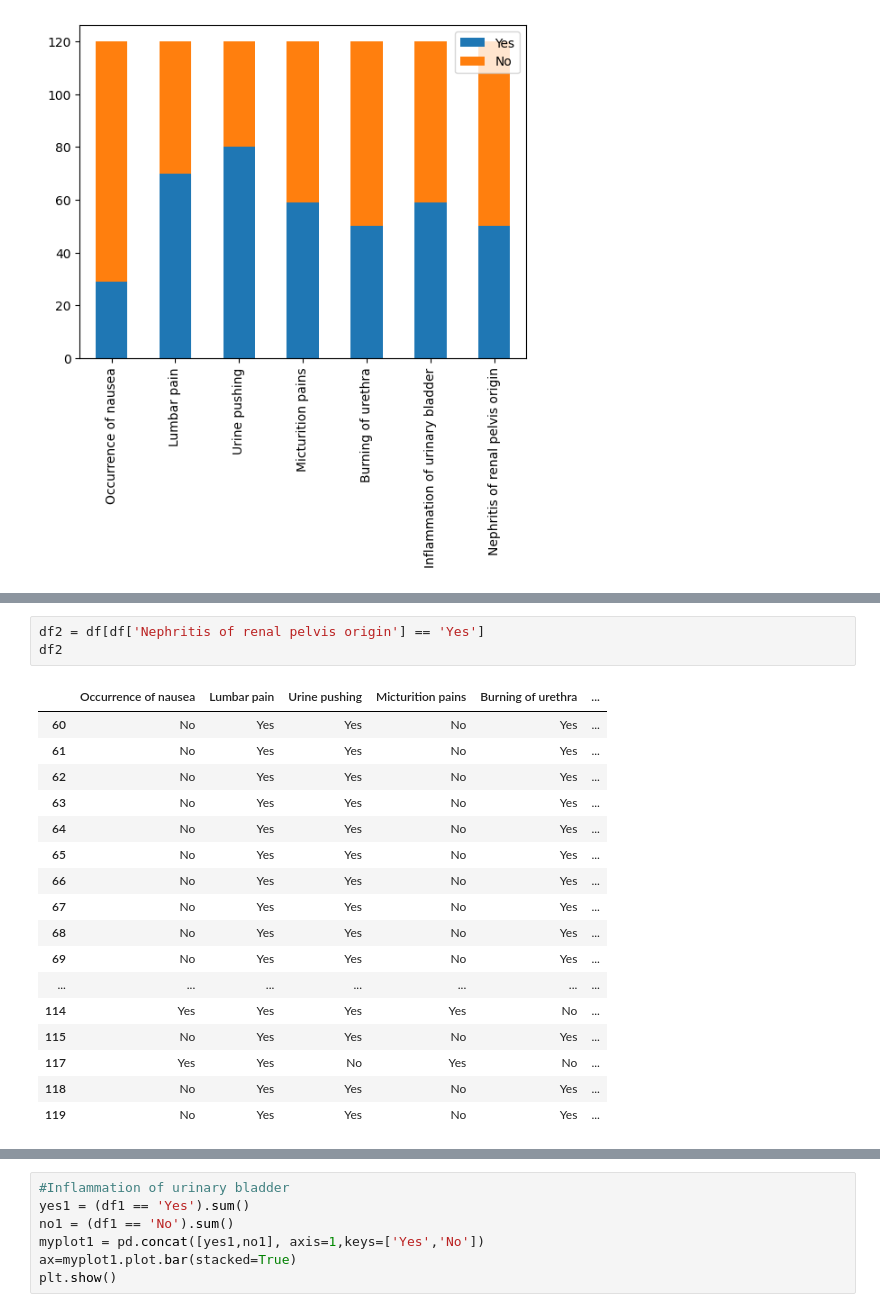
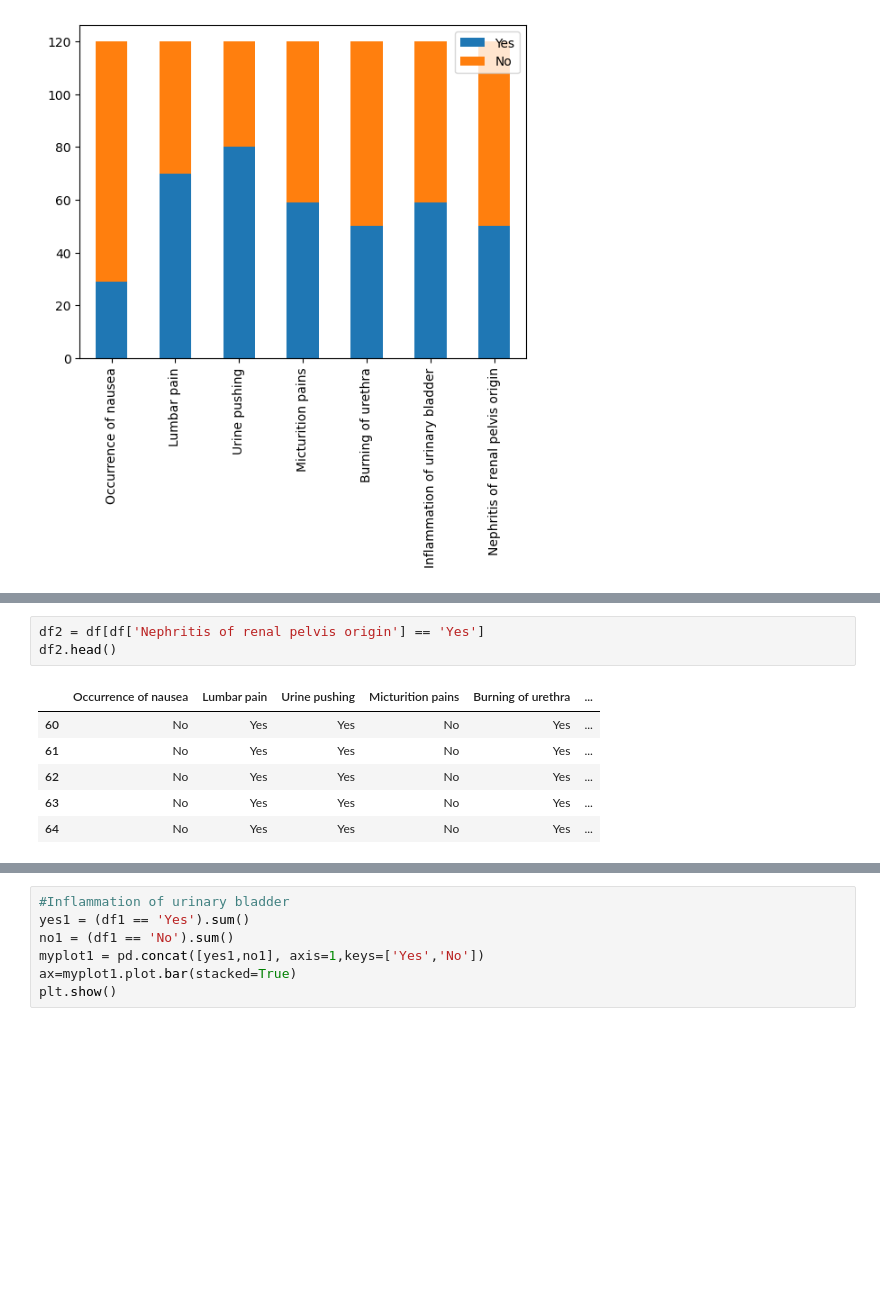
Before and after one commit to mohsen-dl/Association-Rules-Mining, a Jupyter notebook: Association Rules Mining.ipynb, the cells around one changed output, grey strips where cells are left out. Cells and saved outputs as stored; diff of their text form; blank space fills up the shorter version.

```diff
--- a/Association Rules Mining.ipynb
+++ b/Association Rules Mining.ipynb
@@ -167,23 +156,12 @@ df1
 # %%
 df2 = df[df['Nephritis of renal pelvis origin'] == 'Yes']
-df2
+df2.head()
 # %% [output]
 |  | Occurrence of nausea | Lumbar pain | Urine pushing | Micturition pains | Burning of urethra | ... |
 | 60 | No | Yes | Yes | No | Yes | ... |
 | 61 | No | Yes | Yes | No | Yes | ... |
 | 62 | No | Yes | Yes | No | Yes | ... |
 | 63 | No | Yes | Yes | No | Yes | ... |
 | 64 | No | Yes | Yes | No | Yes | ... |
-| 65 | No | Yes | Yes | No | Yes | ... |
-| 66 | No | Yes | Yes | No | Yes | ... |
-| 67 | No | Yes | Yes | No | Yes | ... |
-| 68 | No | Yes | Yes | No | Yes | ... |
-| 69 | No | Yes | Yes | No | Yes | ... |
-| ... | ... | ... | ... | ... | ... | ... |
-| 114 | Yes | Yes | Yes | Yes | No | ... |
-| 115 | No | Yes | Yes | No | Yes | ... |
-| 117 | Yes | Yes | No | Yes | No | ... |
-| 118 | No | Yes | Yes | No | Yes | ... |
-| 119 | No | Yes | Yes | No | Yes | ... |
 # %%
 df1 = df1.drop(['Inflammation of urinary bladder', 'Nephritis of renal pelvis origin'], axis=1)
```
Also changed, not shown: parts of 40 cells of this notebook.
